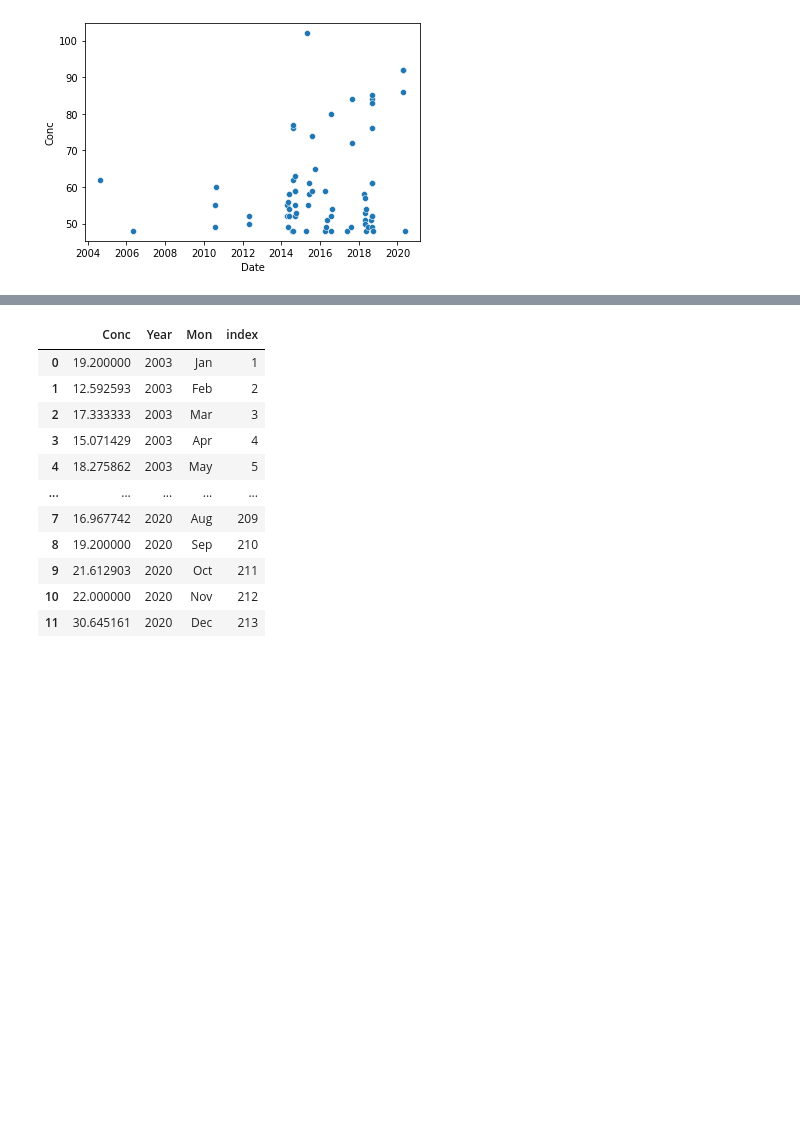
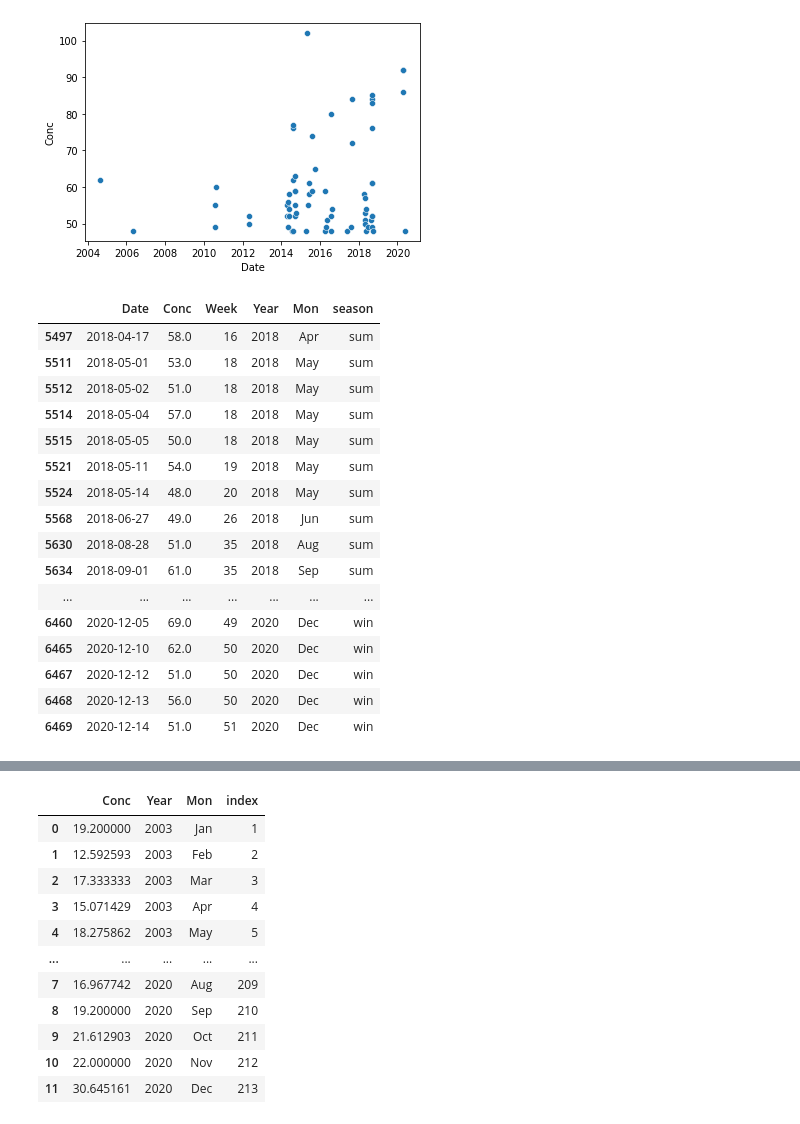
Before and after one commit to ADv0rnik/Data-analysis-for-JER, a Jupyter notebook: Pollution_dynamics03_20.ipynb, the cells around one changed output, grey strips where cells are left out. Cells and saved outputs as stored; diff of their text form; code cells hidden in the pictures; blank space fills up the shorter version.

```diff
--- a/Pollution_dynamics03_20.ipynb
+++ b/Pollution_dynamics03_20.ipynb
@@ -169,0 +169,20 @@ sns.lineplot(x, y, data= df1)
+# %%
+df2.tail(50)
+# %% [output]
+|  | Date | Conc | Week | Year | Mon | season |
+| 5497 | 2018-04-17 | 58.0 | 16 | 2018 | Apr | sum |
+| 5511 | 2018-05-01 | 53.0 | 18 | 2018 | May | sum |
+| 5512 | 2018-05-02 | 51.0 | 18 | 2018 | May | sum |
+| 5514 | 2018-05-04 | 57.0 | 18 | 2018 | May | sum |
+| 5515 | 2018-05-05 | 50.0 | 18 | 2018 | May | sum |
+| 5521 | 2018-05-11 | 54.0 | 19 | 2018 | May | sum |
+| 5524 | 2018-05-14 | 48.0 | 20 | 2018 | May | sum |
+| 5568 | 2018-06-27 | 49.0 | 26 | 2018 | Jun | sum |
+| 5630 | 2018-08-28 | 51.0 | 35 | 2018 | Aug | sum |
+| 5634 | 2018-09-01 | 61.0 | 35 | 2018 | Sep | sum |
+| ... | ... | ... | ... | ... | ... | ... |
+| 6460 | 2020-12-05 | 69.0 | 49 | 2020 | Dec | win |
+| 6465 | 2020-12-10 | 62.0 | 50 | 2020 | Dec | win |
+| 6467 | 2020-12-12 | 51.0 | 50 | 2020 | Dec | win |
+| 6468 | 2020-12-13 | 56.0 | 50 | 2020 | Dec | win |
+| 6469 | 2020-12-14 | 51.0 | 51 | 2020 | Dec | win |
```
Also changed, not shown: parts of 5 cells of this notebook.
